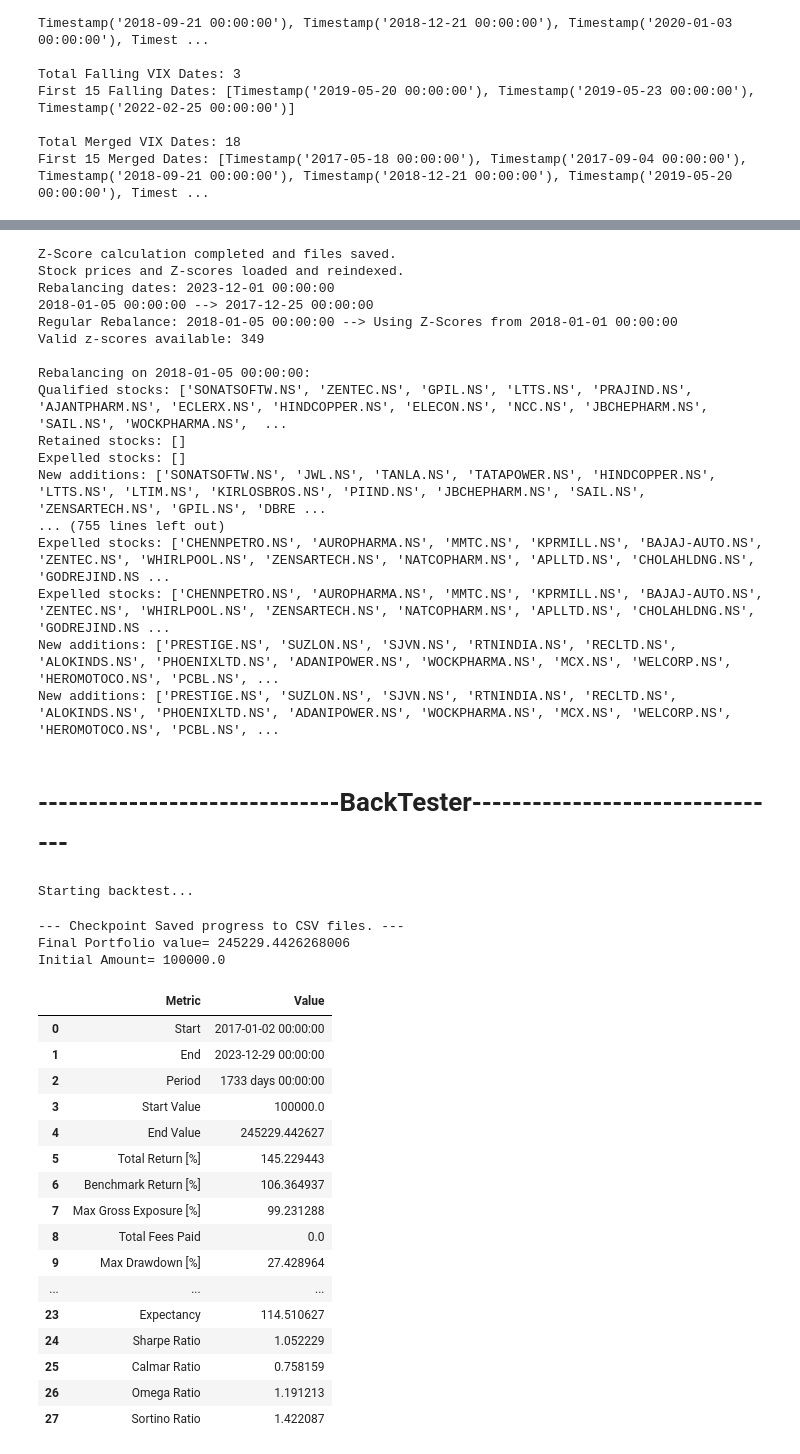
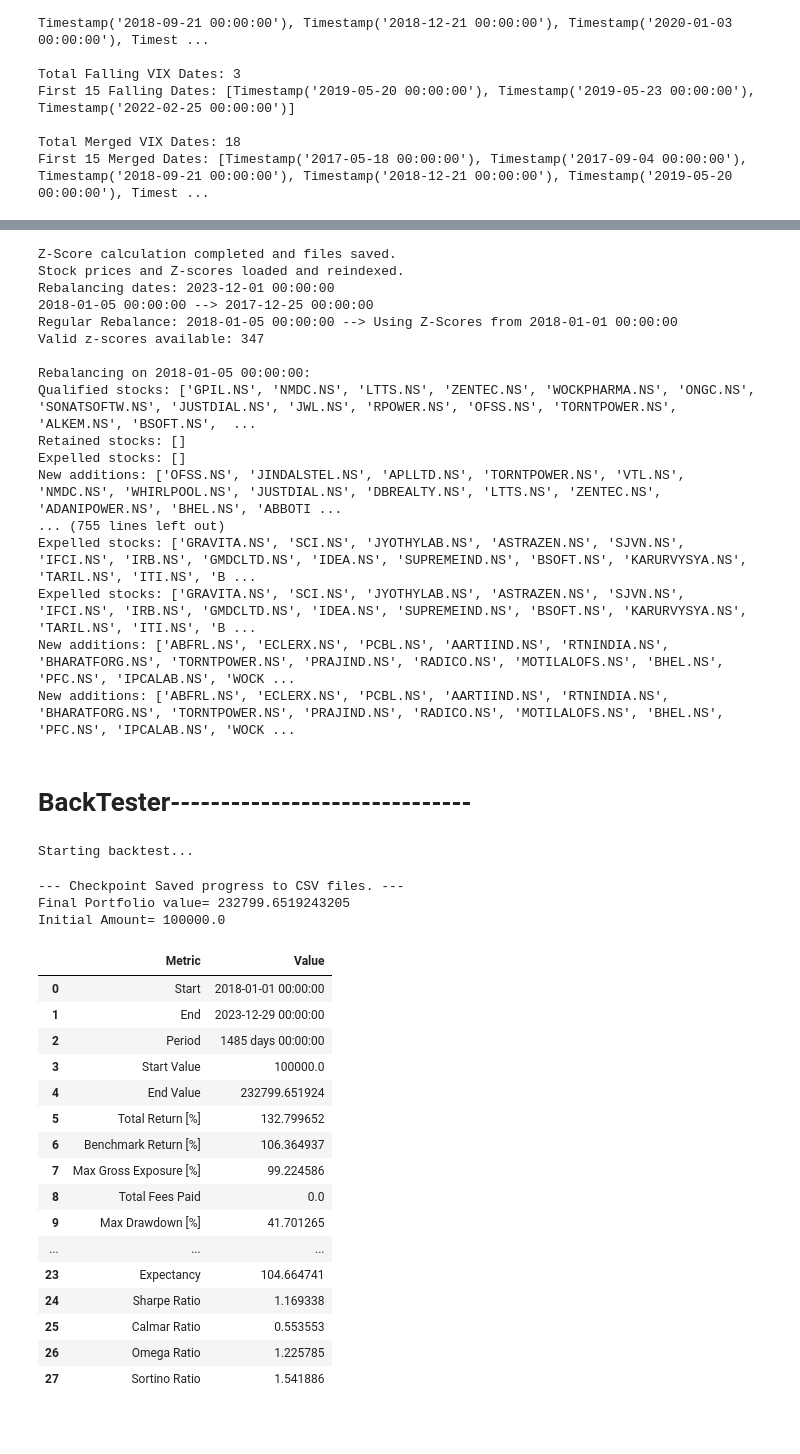
Before and after one commit to aarushbhattofficial/Theta_Syndicate, a Jupyter notebook: zscore.ipynb, the cells around one changed output, grey strips where cells are left out. Cells and saved outputs as stored; diff of their text form; code cells hidden in the pictures; blank space fills up the shorter version.

```diff
--- a/zscore.ipynb
+++ b/zscore.ipynb
@@ -44,8 +44,8 @@ END_DATE = "2024-01-01"                 #datetime.today().strftime('%Y-%m-%d')
 
 # Zscore generation
 ROLLING_THRESHOLD     = -99999
-ROLLING_PERIOD        = 40
-MEAN_PERIOD           = 40
+ROLLING_PERIOD        = 16
+MEAN_PERIOD           = 28
 
 # Weights Generation
 Z_MEAN                = True
@@ -1258,20 +1274,20 @@ Stock prices and Z-scores loaded and reindexed.
 Rebalancing dates: 2023-12-01 00:00:00
 2018-01-05 00:00:00 --> 2017-12-25 00:00:00
 Regular Rebalance: 2018-01-05 00:00:00 --> Using Z-Scores from 2018-01-01 00:00:00
-Valid z-scores available: 349
+Valid z-scores available: 347
 
 Rebalancing on 2018-01-05 00:00:00:
-Qualified stocks: ['SONATSOFTW.NS', 'ZENTEC.NS', 'GPIL.NS', 'LTTS.NS', 'PRAJIND.NS', 'AJANTPHARM.NS', 'ECLERX.NS', 'HINDCOPPER.NS', 'ELECON.NS', 'NCC.NS', 'JBCHEPHARM.NS', 'SAIL.NS', 'WOCKPHARMA.NS',  ...
+Qualified stocks: ['GPIL.NS', 'NMDC.NS', 'LTTS.NS', 'ZENTEC.NS', 'WOCKPHARMA.NS', 'ONGC.NS', 'SONATSOFTW.NS', 'JUSTDIAL.NS', 'JWL.NS', 'RPOWER.NS', 'OFSS.NS', 'TORNTPOWER.NS', 'ALKEM.NS', 'BSOFT.NS',  ...
 Retained stocks: []
 Expelled stocks: []
-New additions: ['SONATSOFTW.NS', 'JWL.NS', 'TANLA.NS', 'TATAPOWER.NS', 'HINDCOPPER.NS', 'LTTS.NS', 'LTIM.NS', 'KIRLOSBROS.NS', 'PIIND.NS', 'JBCHEPHARM.NS', 'SAIL.NS', 'ZENSARTECH.NS', 'GPIL.NS', 'DBRE ...
+New additions: ['OFSS.NS', 'JINDALSTEL.NS', 'APLLTD.NS', 'TORNTPOWER.NS', 'VTL.NS', 'NMDC.NS', 'WHIRLPOOL.NS', 'JUSTDIAL.NS', 'DBREALTY.NS', 'LTTS.NS', 'ZENTEC.NS', 'ADANIPOWER.NS', 'BHEL.NS', 'ABBOTI ...
 ... (755 lines left out)
-Expelled stocks: ['CHENNPETRO.NS', 'AUROPHARMA.NS', 'MMTC.NS', 'KPRMILL.NS', 'BAJAJ-AUTO.NS', 'ZENTEC.NS', 'WHIRLPOOL.NS', 'ZENSARTECH.NS', 'NATCOPHARM.NS', 'APLLTD.NS', 'CHOLAHLDNG.NS', 'GODREJIND.NS ...
-Expelled stocks: ['CHENNPETRO.NS', 'AUROPHARMA.NS', 'MMTC.NS', 'KPRMILL.NS', 'BAJAJ-AUTO.NS', 'ZENTEC.NS', 'WHIRLPOOL.NS', 'ZENSARTECH.NS', 'NATCOPHARM.NS', 'APLLTD.NS', 'CHOLAHLDNG.NS', 'GODREJIND.NS ...
-New additions: ['PRESTIGE.NS', 'SUZLON.NS', 'SJVN.NS', 'RTNINDIA.NS', 'RECLTD.NS', 'ALOKINDS.NS', 'PHOENIXLTD.NS', 'ADANIPOWER.NS', 'WOCKPHARMA.NS', 'MCX.NS', 'WELCORP.NS', 'HEROMOTOCO.NS', 'PCBL.NS', ...
-New additions: ['PRESTIGE.NS', 'SUZLON.NS', 'SJVN.NS', 'RTNINDIA.NS', 'RECLTD.NS', 'ALOKINDS.NS', 'PHOENIXLTD.NS', 'ADANIPOWER.NS', 'WOCKPHARMA.NS', 'MCX.NS', 'WELCORP.NS', 'HEROMOTOCO.NS', 'PCBL.NS', ...
+Expelled stocks: ['GRAVITA.NS', 'SCI.NS', 'JYOTHYLAB.NS', 'ASTRAZEN.NS', 'SJVN.NS', 'IFCI.NS', 'IRB.NS', 'GMDCLTD.NS', 'IDEA.NS', 'SUPREMEIND.NS', 'BSOFT.NS', 'KARURVYSYA.NS', 'TARIL.NS', 'ITI.NS', 'B ...
+Expelled stocks: ['GRAVITA.NS', 'SCI.NS', 'JYOTHYLAB.NS', 'ASTRAZEN.NS', 'SJVN.NS', 'IFCI.NS', 'IRB.NS', 'GMDCLTD.NS', 'IDEA.NS', 'SUPREMEIND.NS', 'BSOFT.NS', 'KARURVYSYA.NS', 'TARIL.NS', 'ITI.NS', 'B ...
+New additions: ['ABFRL.NS', 'ECLERX.NS', 'PCBL.NS', 'AARTIIND.NS', 'RTNINDIA.NS', 'BHARATFORG.NS', 'TORNTPOWER.NS', 'PRAJIND.NS', 'RADICO.NS', 'MOTILALOFS.NS', 'BHEL.NS', 'PFC.NS', 'IPCALAB.NS', 'WOCK ...
+New additions: ['ABFRL.NS', 'ECLERX.NS', 'PCBL.NS', 'AARTIIND.NS', 'RTNINDIA.NS', 'BHARATFORG.NS', 'TORNTPOWER.NS', 'PRAJIND.NS', 'RADICO.NS', 'MOTILALOFS.NS', 'BHEL.NS', 'PFC.NS', 'IPCALAB.NS', 'WOCK ...
 # %% [markdown]
-# ------------------------------BackTester--------------------------------
+# BackTester------------------------------
 # %%
 class Strategy():
     def __init__(self):
@@ -1435,10 +1451,14 @@ class Backtester:
             open_prices = self.data.xs('open', level=1, axis=1).loc[valid_index, valid_columns]
             close_prices = self.data.xs('close', level=1, axis=1).loc[valid_index, valid_columns]
         elif mode =='incremental':
-            open_prices = self.data.xs('open', level=1, axis=1).loc[self.all_positions.index, self.all_positions.columns]
-            close_prices = self.data.xs('close', level=1, axis=1).loc[self.all_positions.index, self.all_positions.columns]
+            # Filter positions to start from TRADING_START_DATE (stored in self.startdate)
+            filtered_positions = self.all_positions[self.all_positions.index >= self.startdate]
+            open_prices = self.data.xs('open', level=1, axis=1).loc[filtered_positions.index, filtered_positions.columns]
+            close_prices = self.data.xs('close', level=1, axis=1).loc[filtered_positions.index, filtered_positions.columns]
 
-        order_size = self.all_positions.diff().fillna(0).astype(int)
+        # Use filtered_positions for incremental mode
+        positions_to_use = self.all_positions if mode == 'looptest' else filtered_positions
+        order_size = positions_to_use.diff().fillna(0).astype(int)
         order_size = order_size.mask(order_size == 0)
 
         portfolio = vbt.Portfolio.from_orders(
@@ -1526,35 +1546,35 @@ class Backtester:
             return key_metrics
 # %%
 data = pd.read_csv(
-    'src/all_ohlcv_dateonly.csv',
+    'src/all_ohlcv_clipped.csv',
     index_col=0, parse_dates=True, header=[0,1]
 )
 backtester = Backtester(data, INITIAL_CAPITAL,TRADING_START_DATE)
 backtester.run()
 print(f"Final Portfolio value= {backtester.portfolio_value}")
 pf = backtester.vectorbt_run(ROLLING_PERIOD,MEAN_PERIOD,ROLLING_THRESHOLD,DILUTE_TO,mode='incremental')
 # %% [output]
 Starting backtest...
 --- Checkpoint Saved progress to CSV files. ---
-Final Portfolio value= 245229.4426268006
+Final Portfolio value= 232799.6519243205
 Initial Amount= 100000.0
 |  | Metric | Value |
-| 0 | Start | 2017-01-02 00:00:00 |
+| 0 | Start | 2018-01-01 00:00:00 |
 | 1 | End | 2023-12-29 00:00:00 |
-| 2 | Period | 1733 days 00:00:00 |
+| 2 | Period | 1485 days 00:00:00 |
 | 3 | Start Value | 100000.0 |
-| 4 | End Value | 245229.442627 |
-| 5 | Total Return [%] | 145.229443 |
+| 4 | End Value | 232799.651924 |
+| 5 | Total Return [%] | 132.799652 |
 | 6 | Benchmark Return [%] | 106.364937 |
-| 7 | Max Gross Exposure [%] | 99.231288 |
+| 7 | Max Gross Exposure [%] | 99.224586 |
 | 8 | Total Fees Paid | 0.0 |
-| 9 | Max Drawdown [%] | 27.428964 |
+| 9 | Max Drawdown [%] | 41.701265 |
 | ... | ... | ... |
-| 23 | Expectancy | 114.510627 |
-| 24 | Sharpe Ratio | 1.052229 |
-| 25 | Calmar Ratio | 0.758159 |
-| 26 | Omega Ratio | 1.191213 |
-| 27 | Sortino Ratio | 1.422087 |
+| 23 | Expectancy | 104.664741 |
+| 24 | Sharpe Ratio | 1.169338 |
+| 25 | Calmar Ratio | 0.553553 |
+| 26 | Omega Ratio | 1.225785 |
+| 27 | Sortino Ratio | 1.541886 |
 # %%
 import plotly.graph_objects as go
 import plotly.io as pio
```
Also changed, not shown: parts of 6 cells of this notebook, 21 other files.
